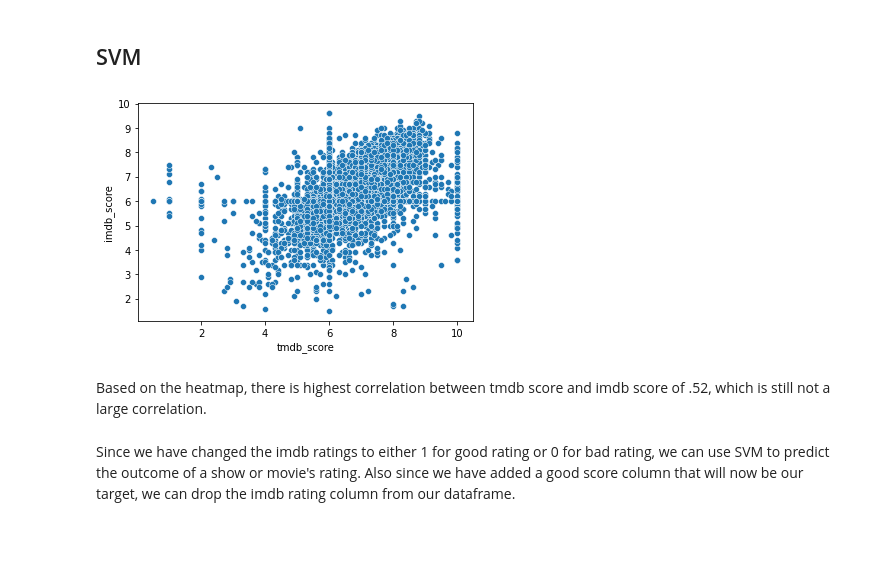
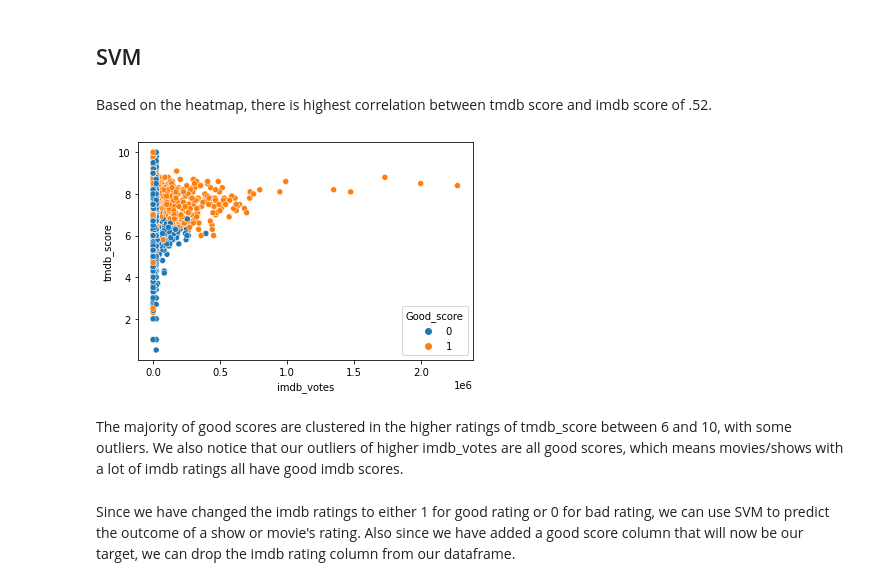
Before and after one commit to IMainHibana/DS1-GroupProject, a Jupyter notebook: DS1P.ipynb, the cells around one changed output. Cells and saved outputs as stored; diff of their text form; code cells hidden in the pictures; blank space fills up the shorter version.

```diff
--- a/DS1P.ipynb
+++ b/DS1P.ipynb
@@ -441,7 +435,7 @@ netflix_df.head()
 5 rows × 2083 columns
 # %%
 #aaron
-netflix_df['Good_score'] = netflix_df['imdb_score'].apply(lambda imdbScore : 1 if imdbScore >= 5.0 else 0)
+netflix_df['Good_score'] = netflix_df['imdb_score'].apply(lambda imdbScore : 1 if imdbScore >= 6.5 else 0)
 netflix_df.head(50)
 # %% [output]
 |  | release_year | runtime | imdb_score | imdb_votes | tmdb_popularity | tmdb_score | type_MOVIE | type_SHOW | ... |
@@ -502,13 +487,15 @@ Adding a column that holds a categorical variable for score, using a threshold o
 # %% [markdown]
 ## SVM
+# %% [markdown]
+Based on the heatmap, there is highest correlation between tmdb score and imdb score of .52.
 # %%
 # chi
-sns.scatterplot(x=netflix_df['tmdb_score'], y=netflix_df['imdb_score'])
+sns.scatterplot(x = 'imdb_votes', y = 'tmdb_score', hue = 'Good_score', data = netflix_df)
 plt.show()
 # %% [output]
-[figure, old version]
+[figure, new version]
-# %% [markdown]
-Based on the heatmap, there is highest correlation between tmdb score and imdb score of .52, which is still not a large correlation.
+# %% [markdown]
+The majority of good scores are clustered in the higher ratings of tmdb_score between 6 and 10, with some outliers. We also notice that our outliers of higher imdb_votes are all good scores, which means movies/shows with a lot of imdb ratings all have good imdb scores.
 # %% [markdown]
 Since we have changed the imdb ratings to either 1 for good rating or 0 for bad rating, we can use SVM to predict the outcome of a show or movie's rating. Also since we have added a good score column that will now be our target, we can drop the imdb rating column from our dataframe.
 # %%
```
Also changed, not shown: parts of 33 cells of this notebook.
